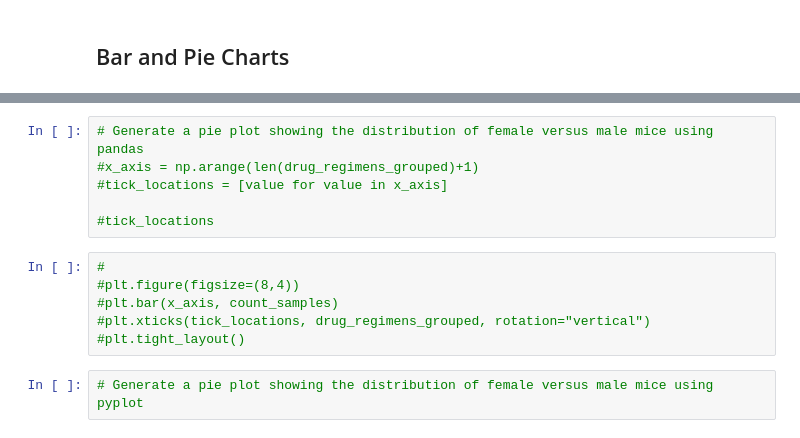
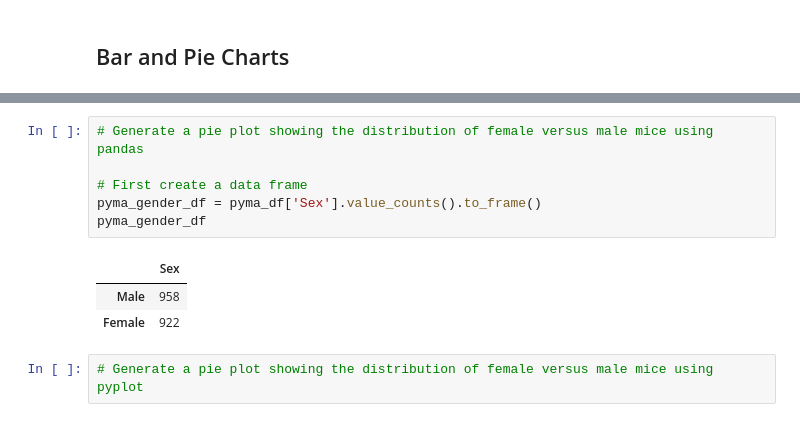
Before and after one commit to ic17rey/Matplotlib-challenge, a Jupyter notebook: Pymaceuticals/pymaceuticals.ipynb, the cells around one changed output, grey strips where cells are left out. Drawn from its saved outputs; the diff is of its cells as text.

```diff
--- a/Pymaceuticals/pymaceuticals.ipynb
+++ b/Pymaceuticals/pymaceuticals.ipynb
@@ -386,15 +420,13 @@ plt.show()
 # %%
 # Generate a pie plot showing the distribution of female versus male mice using pandas
-#x_axis = np.arange(len(drug_regimens_grouped)+1)
-#tick_locations = [value for value in x_axis]
 
-#tick_locations
+# First create a data frame
+pyma_gender_df = pyma_df['Sex'].value_counts().to_frame()
+pyma_gender_df
+# %% [output]
+|  | Sex |
+| Male | 958 |
+| Female | 922 |
-# %%
-#
-#plt.figure(figsize=(8,4))
-#plt.bar(x_axis, count_samples)
-#plt.xticks(tick_locations, drug_regimens_grouped, rotation="vertical")
-#plt.tight_layout()
 # %%
 # Generate a pie plot showing the distribution of female versus male mice using pyplot
 # %% [markdown]
```
Also changed, not shown: parts of 9 cells of this notebook.
